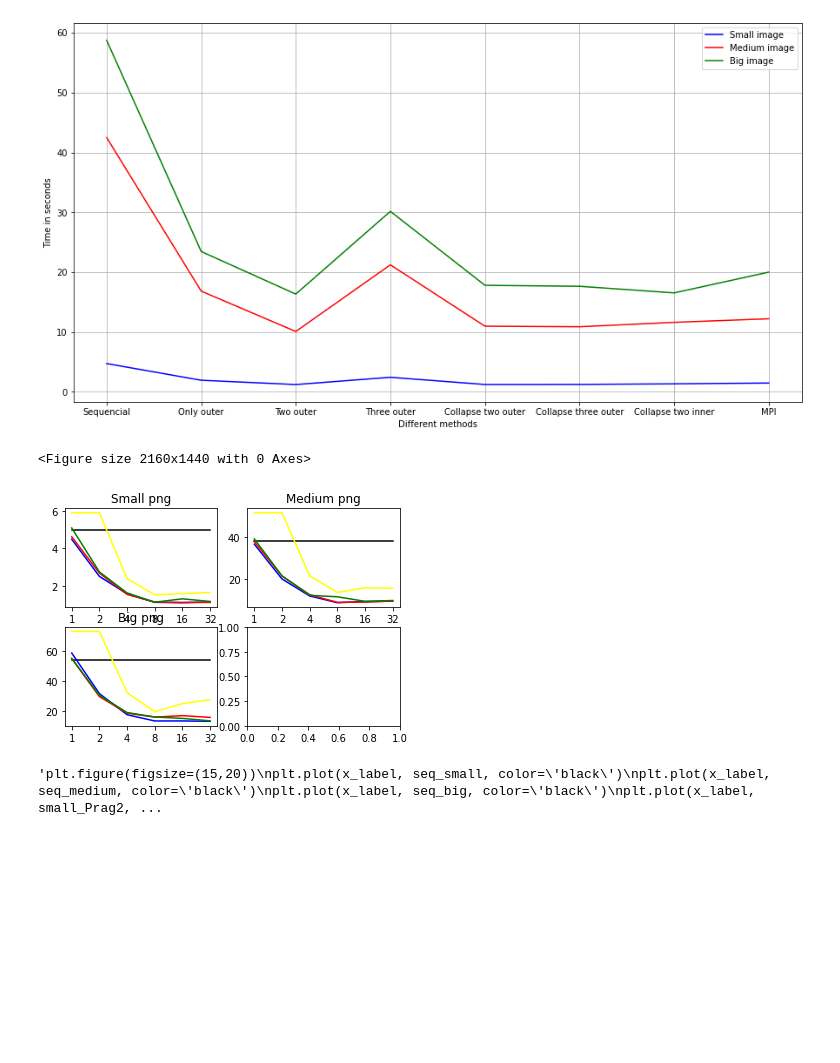
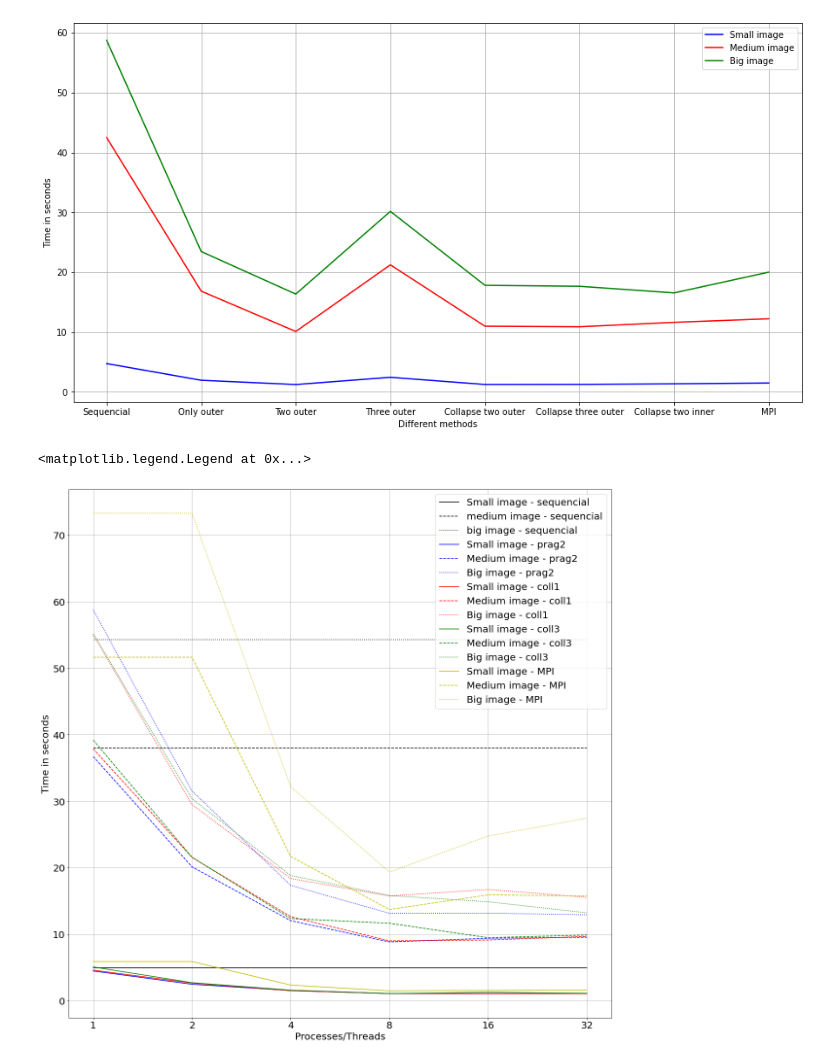
Before and after one commit to Fellepp/CloudComputing, a Jupyter notebook: Lab3/report/Performance analysis.ipynb, the cells around one changed output. Drawn from its saved outputs; the diff is of its cells as text; code cells hidden in the pictures; blank space fills up the shorter version.

```diff
--- a/Lab3/report/Performance analysis.ipynb
+++ b/Lab3/report/Performance analysis.ipynb
@@ -47,52 +47,52 @@ small_mpi = [5.915, 5.915, 2.384, 1.512, 1.578, 1.633]
 medium_mpi = [51.633, 51.633, 21.69, 13.735, 15.933, 15.758]
 big_mpi = [73.257, 73.257, 32.175, 19.363, 24.771, 27.441]
 
-plt.figure(figsize=(30,20))
+"""plt.figure(figsize=(30,20))
 fig, axs = plt.subplots(2,2)
 axs[0,0].plot(x_label, seq_small, color='black')
 axs[0,0].plot(x_label, small_Prag2, color='blue')
 axs[0,0].plot(x_label, small_coll1, color='red')
 axs[0,0].plot(x_label, small_coll3, color='green')
 axs[0,0].plot(x_label, small_mpi, color='yellow')
 axs[0,0].set_title('Small png')
 
 axs[0,1].plot(x_label, seq_medium, color='black')
 axs[0,1].plot(x_label, medium_Prag2, color='blue')
 axs[0,1].plot(x_label, medium_coll1, color='red')
 axs[0,1].plot(x_label, medium_coll3, color='green')
 axs[0,1].plot(x_label, medium_mpi, color='yellow')
 axs[0,1].set_title('Medium png')
 
 axs[1,0].plot(x_label, seq_big, color='black')
 axs[1,0].plot(x_label, big_Prag2, color='blue')
 axs[1,0].plot(x_label, big_coll1, color='red')
 axs[1,0].plot(x_label, big_coll3, color='green')
 axs[1,0].plot(x_label, big_mpi, color='yellow')
 axs[1,0].set_title('Big png')
 
-plt.show()
+plt.show()"""
 
-"""plt.figure(figsize=(15,20))
-plt.plot(x_label, seq_small, color='black')
-plt.plot(x_label, seq_medium, color='black')
-plt.plot(x_label, seq_big, color='black')
-plt.plot(x_label, small_Prag2, color='blue')
-plt.plot(x_label, medium_Prag2, color='blue')
-plt.plot(x_label, big_Prag2, color='blue')
-plt.plot(x_label, small_coll1, color='red')
-plt.plot(x_label, medium_coll1, color='red')
-plt.plot(x_label, big_coll1, color='red')
-plt.plot(x_label, small_coll3, color='green')
-plt.plot(x_label, medium_coll3, color='green')
-plt.plot(x_label, big_coll3, color='green')
-plt.plot(x_label, small_mpi, color='yellow')
-plt.plot(x_label, medium_mpi, color='yellow')
-plt.plot(x_label, big_mpi, color='yellow')
+plt.rcParams['font.size'] = '20'
+plt.figure(figsize=(20,20))
+plt.plot(x_label, seq_small, 'k-', label='Small image - sequencial')
+plt.plot(x_label, seq_medium, 'k--', label='Medium image - sequencial')
+plt.plot(x_label, seq_big, 'k:', label='Big image - sequencial')
+plt.plot(x_label, small_Prag2, 'b-', label='Small image - prag2')
+plt.plot(x_label, medium_Prag2, 'b--', label='Medium image - prag2')
+plt.plot(x_label, big_Prag2, 'b:', label='Big image - prag2')
+plt.plot(x_label, small_coll1, 'r-', label='Small image - coll1')
+plt.plot(x_label, medium_coll1, 'r--', label='Medium image - coll1')
+plt.plot(x_label, big_coll1, 'r:', label='Big image - coll1')
+plt.plot(x_label, small_coll3, 'g-', label='Small image - coll3')
+plt.plot(x_label, medium_coll3, 'g--', label='Medium image - coll3')
+plt.plot(x_label, big_coll3, 'g:', label='Big image - coll3')
+plt.plot(x_label, small_mpi, 'y-', label='Small image - MPI')
+plt.plot(x_label, medium_mpi, 'y--', label='Medium image - MPI')
+plt.plot(x_label, big_mpi, 'y:', label='Big image - MPI')
 plt.xlabel("Processes/Threads")
 plt.ylabel("Time in seconds")
 plt.grid()
-plt.show()"""
+plt.legend()
 # %% [output]
-<Figure size 2160x1440 with 0 Axes>
+<matplotlib.legend.Legend at 0x...>
-[figure, old version]
+[figure, new version]
-'plt.figure(figsize=(15,20))\nplt.plot(x_label, seq_small, color=\'black\')\nplt.plot(x_label, seq_medium, color=\'black\')\nplt.plot(x_label, seq_big, color=\'black\')\nplt.plot(x_label, small_Prag2, ...
```
Also changed, not shown: parts of 1 cell of this notebook, 59 other files.
